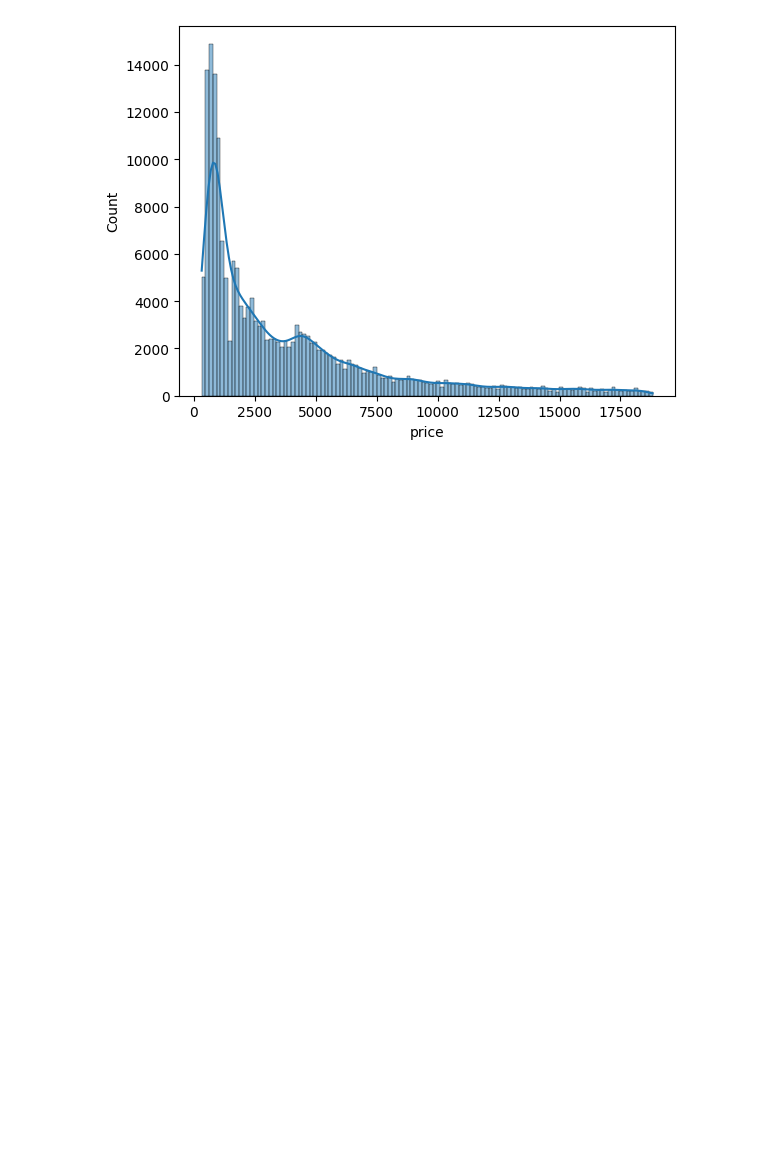
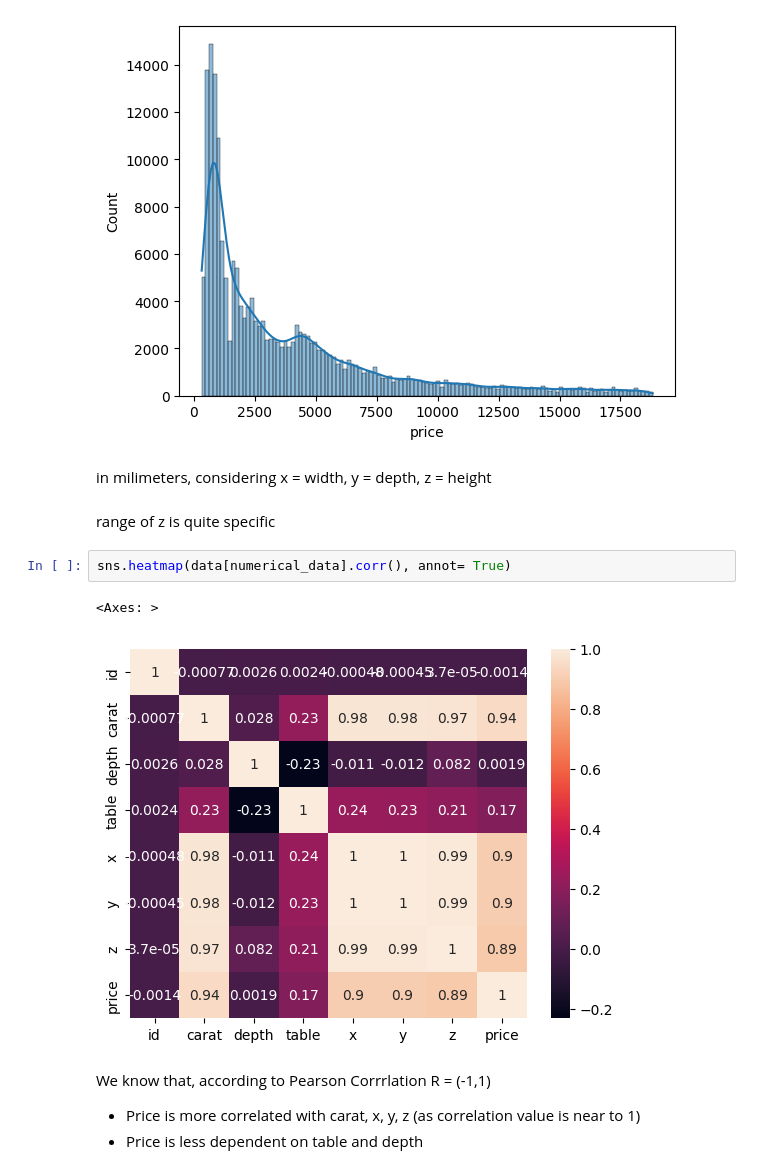
Before and after one commit to robinbanerje/diamond_price_prediction, a Jupyter notebook: notebooks/research.ipynb, the cells around one changed output. Cells and saved outputs as stored; diff of their text form; blank space fills up the shorter version.

Commit message:
heatmap for correlation

```diff
--- a/notebooks/research.ipynb
+++ b/notebooks/research.ipynb
@@ -179,3 +179,16 @@ for col in numerical_data:
 [figure]
 [figure]
 [figure]
+# %% [markdown]
+in milimeters, considering x = width, y = depth, z = height
+# %% [markdown]
+range of z is quite specific
+# %%
+sns.heatmap(data[numerical_data].corr(), annot= True)
+# %% [output]
+<Axes: >
+[figure, added]
+# %% [markdown]
+We know that, according to Pearson Corrrlation R = (-1,1)
+- Price is more correlated with carat, x, y, z (as correlation value is near to 1)
+- Price is less dependent on table and depth
```
